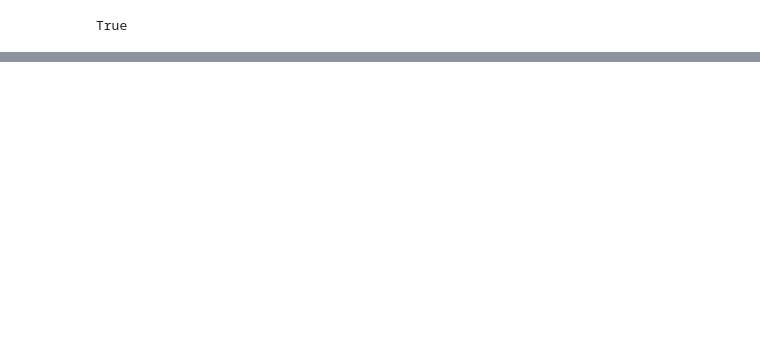
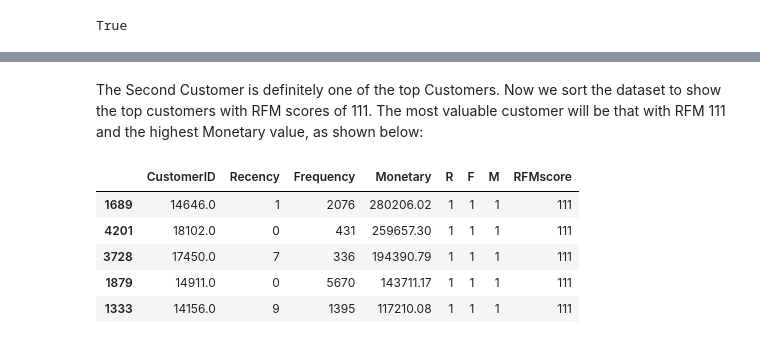
Before and after one commit to ovokpus/Customer-Segmentation, a Jupyter notebook: retail_project.ipynb, the cells around one changed output, grey strips where cells are left out. Saved outputs shown, nothing was run; the diff lists cells and outputs as text; code cells hidden in the pictures; blank space fills up the shorter version.

```diff
--- a/retail_project.ipynb
+++ b/retail_project.ipynb
@@ -635,0 +720,11 @@ True
+# %% [markdown]
+The Second Customer is definitely one of the top Customers. Now we sort the dataset to show the top customers with RFM scores of 111. The most valuable customer will be that with RFM 111 and the highest Monetary value, as shown below:
+# %%
+rfm_sgmnt[rfm_sgmnt['RFMscore'] == '111'].sort_values('Monetary', ascending=False).head()
+# %% [output]
+|  | CustomerID | Recency | Frequency | Monetary | R | F | M | RFMscore |
+| 1689 | 14646.0 | 1 | 2076 | 280206.02 | 1 | 1 | 1 | 111 |
+| 4201 | 18102.0 | 0 | 431 | 259657.30 | 1 | 1 | 1 | 111 |
+| 3728 | 17450.0 | 7 | 336 | 194390.79 | 1 | 1 | 1 | 111 |
+| 1879 | 14911.0 | 0 | 5670 | 143711.17 | 1 | 1 | 1 | 111 |
+| 1333 | 14156.0 | 9 | 1395 | 117210.08 | 1 | 1 | 1 | 111 |
```
Also changed, not shown: parts of 10 cells of this notebook.
